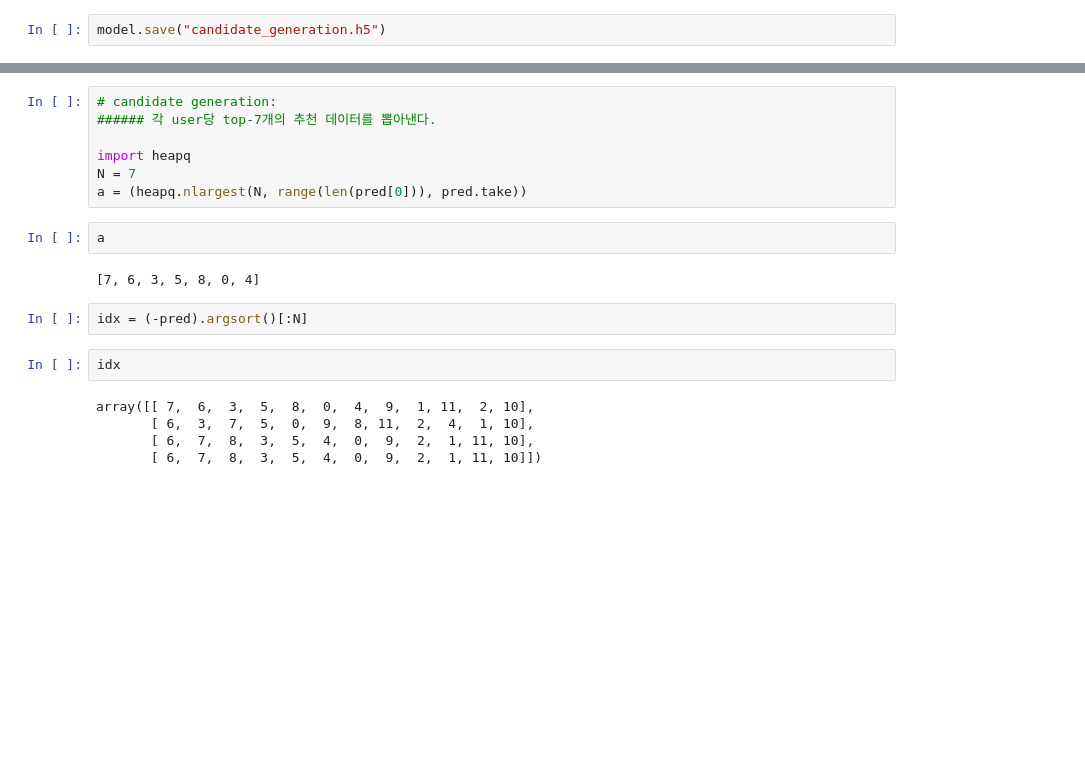
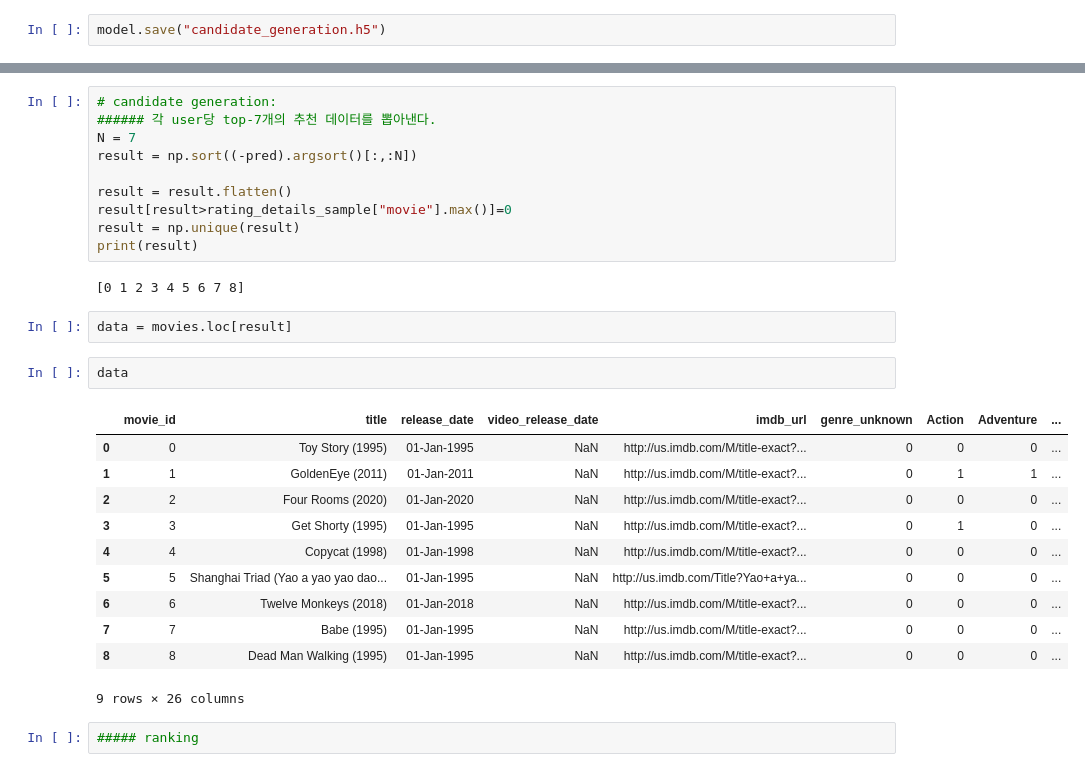
Before and after one commit to hyez/Deep-Youtube-Recommendations, a Jupyter notebook: candidate_generation.ipynb, the cells around one changed output, grey strips where cells are left out. Cells and saved outputs as stored; diff of their text form; blank space fills up the shorter version.

```diff
--- a/candidate_generation.ipynb
+++ b/candidate_generation.ipynb
@@ -338,20 +318,30 @@ ________________________________________________________________________________
 # %%
 # candidate generation:
 ###### 각 user당 top-7개의 추천 데이터를 뽑아낸다.
+N = 7
+result = np.sort((-pred).argsort()[:,:N])
 
-import heapq
-N = 7
-a = (heapq.nlargest(N, range(len(pred[0])), pred.take))
+result = result.flatten()
+result[result>rating_details_sample["movie"].max()]=0
+result = np.unique(result)
+print(result)
+# %% [output]
+[0 1 2 3 4 5 6 7 8]
-# %%
-a
-# %% [output]
-[7, 6, 3, 5, 8, 0, 4]
-# %%
-idx = (-pred).argsort()[:N]
-# %%
-idx
-# %% [output]
-array([[ 7,  6,  3,  5,  8,  0,  4,  9,  1, 11,  2, 10],
-       [ 6,  3,  7,  5,  0,  9,  8, 11,  2,  4,  1, 10],
-       [ 6,  7,  8,  3,  5,  4,  0,  9,  2,  1, 11, 10],
-       [ 6,  7,  8,  3,  5,  4,  0,  9,  2,  1, 11, 10]])
+# %%
+data = movies.loc[result]
+# %%
+data
+# %% [output]
+|  | movie_id | title | release_date | video_release_date | imdb_url | genre_unknown | Action | Adventure | ... |
+| 0 | 0 | Toy Story (1995) | 01-Jan-1995 | NaN | http://us.imdb.com/M/title-exact?... | 0 | 0 | 0 | ... |
+| 1 | 1 | GoldenEye (2011) | 01-Jan-2011 | NaN | http://us.imdb.com/M/title-exact?... | 0 | 1 | 1 | ... |
+| 2 | 2 | Four Rooms (2020) | 01-Jan-2020 | NaN | http://us.imdb.com/M/title-exact?... | 0 | 0 | 0 | ... |
+| 3 | 3 | Get Shorty (1995) | 01-Jan-1995 | NaN | http://us.imdb.com/M/title-exact?... | 0 | 1 | 0 | ... |
+| 4 | 4 | Copycat (1998) | 01-Jan-1998 | NaN | http://us.imdb.com/M/title-exact?... | 0 | 0 | 0 | ... |
+| 5 | 5 | Shanghai Triad (Yao a yao yao dao... | 01-Jan-1995 | NaN | http://us.imdb.com/Title?Yao+a+ya... | 0 | 0 | 0 | ... |
+| 6 | 6 | Twelve Monkeys (2018) | 01-Jan-2018 | NaN | http://us.imdb.com/M/title-exact?... | 0 | 0 | 0 | ... |
+| 7 | 7 | Babe (1995) | 01-Jan-1995 | NaN | http://us.imdb.com/M/title-exact?... | 0 | 0 | 0 | ... |
+| 8 | 8 | Dead Man Walking (1995) | 01-Jan-1995 | NaN | http://us.imdb.com/M/title-exact?... | 0 | 0 | 0 | ... |
+9 rows × 26 columns
+# %%
+##### ranking
```
Also changed, not shown: parts of 7 cells of this notebook, 6 other files.
